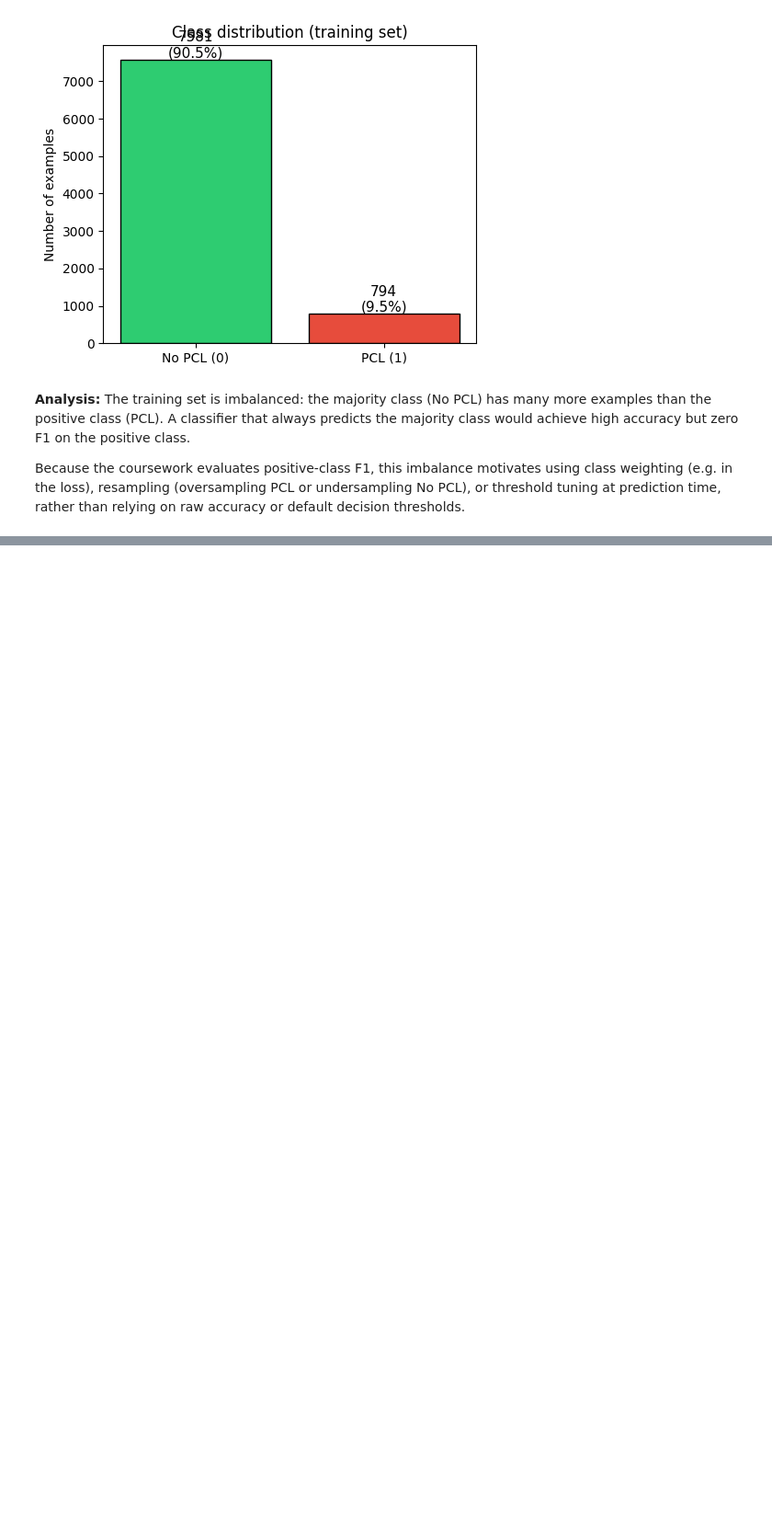
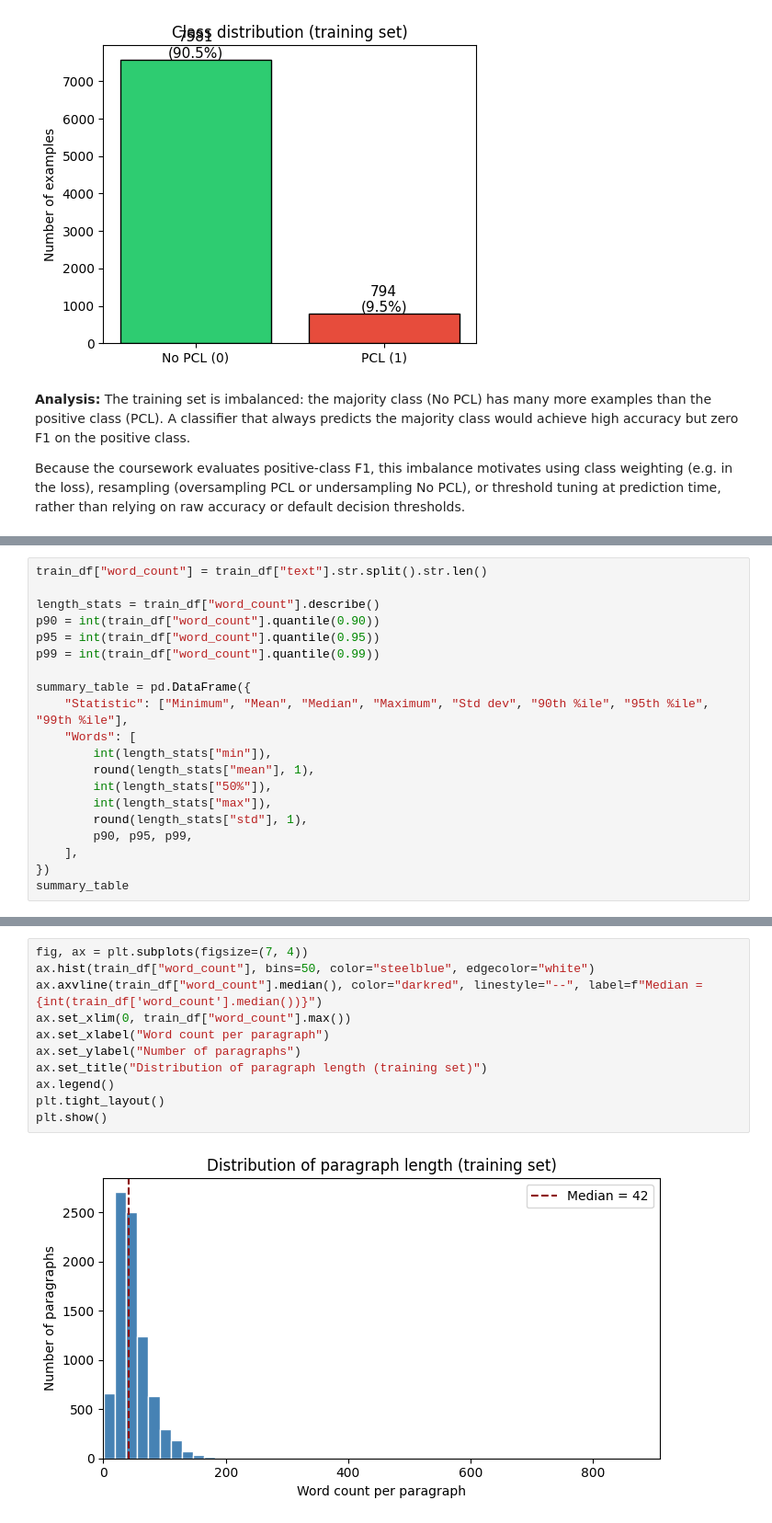
Before and after one commit to willlbarton/nlp_coursework, a Jupyter notebook: notebooks/01_eda.ipynb, the cells around one changed output, grey strips where cells are left out. Shown at 92% size. Saved outputs shown, nothing was run; the diff lists cells and outputs as text; blank space fills up the shorter version.

```diff
--- a/notebooks/01_eda.ipynb
+++ b/notebooks/01_eda.ipynb
@@ -98,0 +103,20 @@ Because the coursework evaluates positive-class F1, this imbalance motivates usi
+# %%
+train_df["word_count"] = train_df["text"].str.split().str.len()
+
+length_stats = train_df["word_count"].describe()
+p90 = int(train_df["word_count"].quantile(0.90))
+p95 = int(train_df["word_count"].quantile(0.95))
+p99 = int(train_df["word_count"].quantile(0.99))
+
+summary_table = pd.DataFrame({
+    "Statistic": ["Minimum", "Mean", "Median", "Maximum", "Std dev", "90th %ile", "95th %ile", "99th %ile"],
+    "Words": [
+        int(length_stats["min"]),
+        round(length_stats["mean"], 1),
+        int(length_stats["50%"]),
+        int(length_stats["max"]),
+        round(length_stats["std"], 1),
+        p90, p95, p99,
+    ],
+})
+summary_table
@@ -98,0 +133,13 @@ Because the coursework evaluates positive-class F1, this imbalance motivates usi
+# %%
+fig, ax = plt.subplots(figsize=(7, 4))
+ax.hist(train_df["word_count"], bins=50, color="steelblue", edgecolor="white")
+ax.axvline(train_df["word_count"].median(), color="darkred", linestyle="--", label=f"Median = {int(train_df['word_count'].median())}")
+ax.set_xlim(0, train_df["word_count"].max())
+ax.set_xlabel("Word count per paragraph")
+ax.set_ylabel("Number of paragraphs")
+ax.set_title("Distribution of paragraph length (training set)")
+ax.legend()
+plt.tight_layout()
+plt.show()
+# %% [output]
+[figure, added]
```
Also changed, not shown: parts of 4 cells of this notebook.
